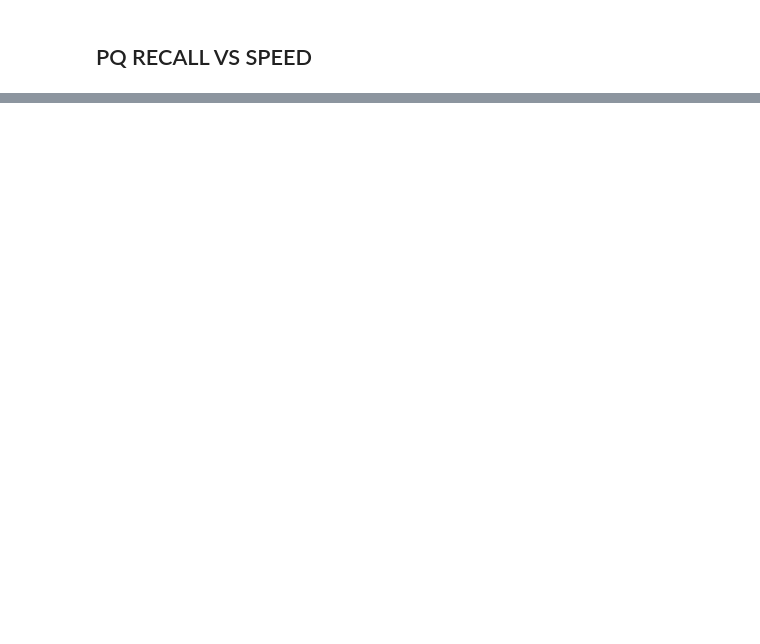
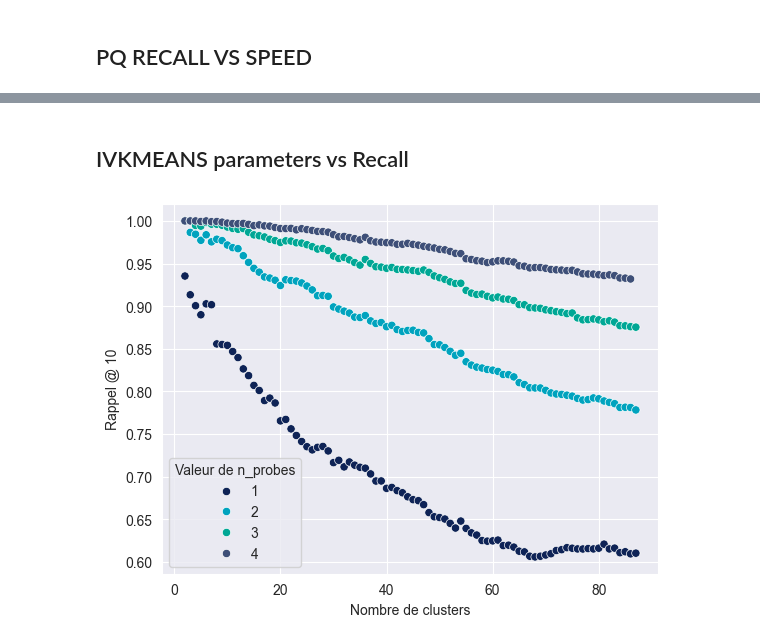
Before and after one commit to AurelienMassiot/simple_vector_db, a Jupyter notebook: notebooks/01_Product_quantization_bench.ipynb, the cells around one changed output, grey strips where cells are left out. Drawn from its saved outputs; the diff is of its cells as text; code cells hidden in the pictures; blank space fills up the shorter version.

```diff
--- a/notebooks/01_Product_quantization_bench.ipynb
+++ b/notebooks/01_Product_quantization_bench.ipynb
@@ -130,0 +137,11 @@ fig.savefig("../figures/pq_recall_vs_speed.png")
+# %% [markdown]
+## IVKMEANS parameters vs Recall
+# %%
+bench_kmeans = pd.read_csv("../figures/bench_results_kmeans.csv")
+sns_plot = sns.scatterplot(data=bench_kmeans, x="Nombre de clusters", y="Rappel @ 10",
+                           hue="Valeur de n_probes",
+                           palette=custom_palette)
+fig = sns_plot.get_figure()
+fig.savefig("../figures/kmeans_recall_vs_params.png")
+# %% [output]
+[figure, added]
```
Also changed, not shown: parts of 14 cells of this notebook, 1 other file.
